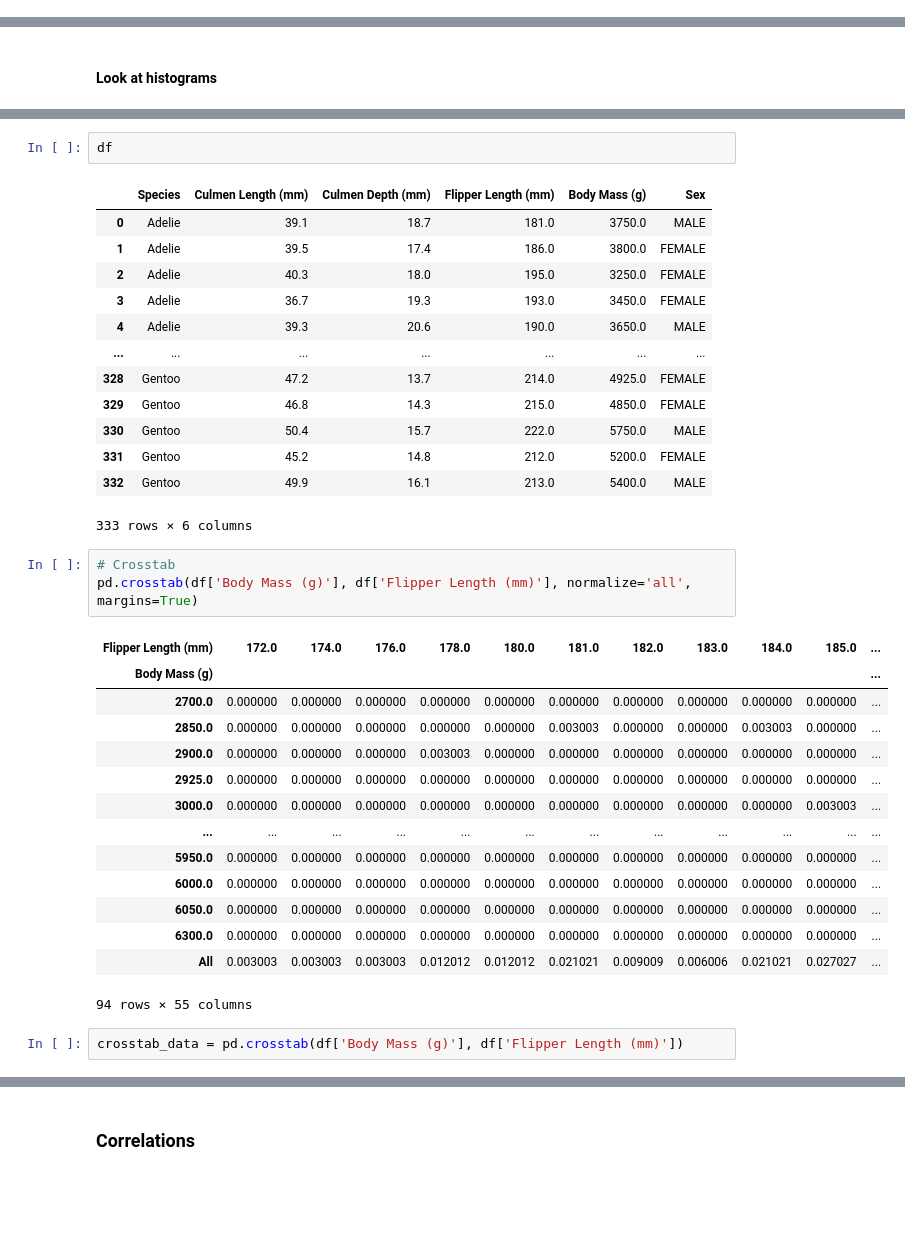
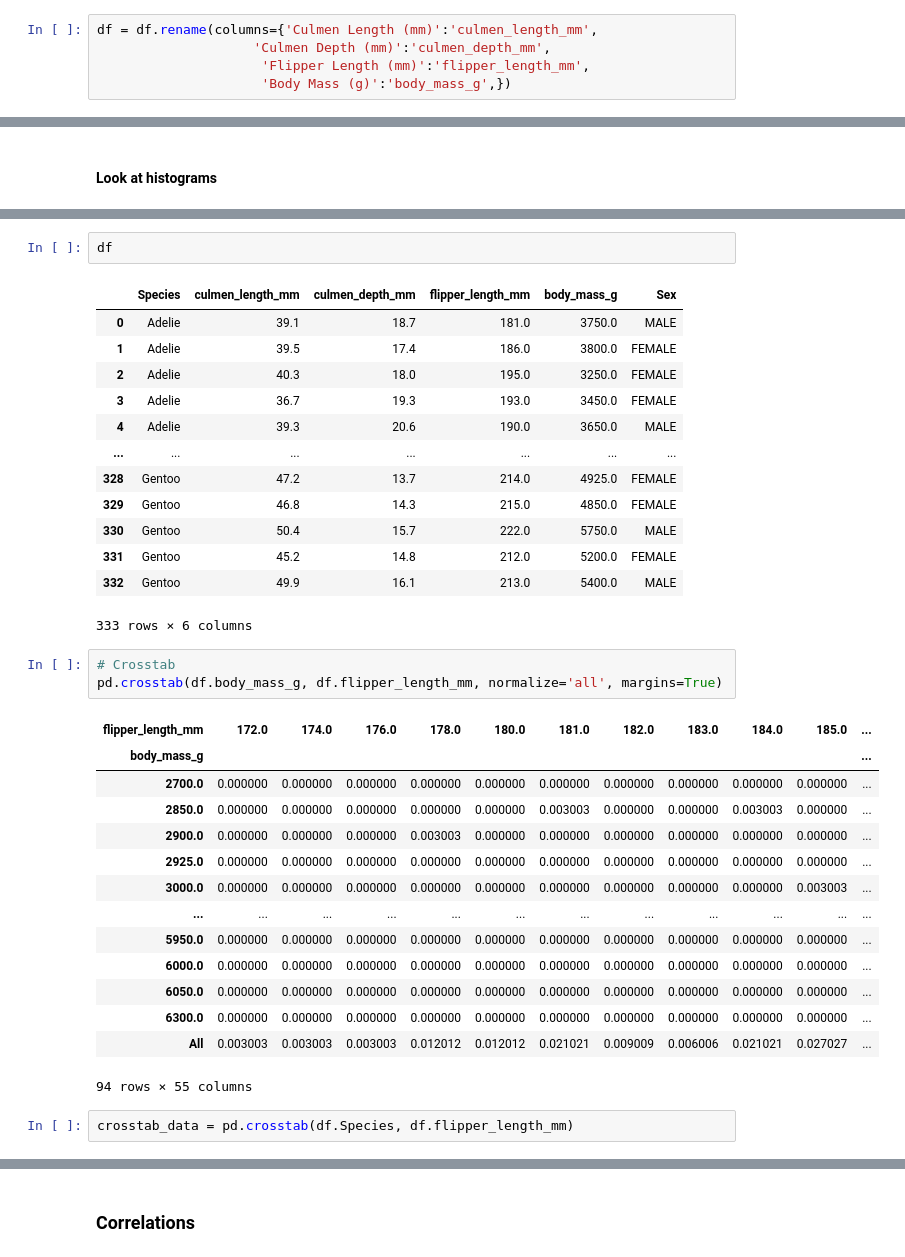
Before and after one commit to kith2909/data_models, a Jupyter notebook: weekly_milestones/week_01/descriptive statistic/descriptive_statistics.ipynb, the cells around one changed output, grey strips where cells are left out. Cells and saved outputs as stored; diff of their text form; blank space fills up the shorter version.

```diff
--- a/weekly_milestones/week_01/descriptive statistic/descriptive_statistics.ipynb
+++ b/weekly_milestones/week_01/descriptive statistic/descriptive_statistics.ipynb
@@ -192,6 +204,11 @@ Culmen Depth (mm)        21.5
 Flipper Length (mm)     231.0
 Body Mass (g)          6300.0
 dtype: float64
+# %%
+df = df.rename(columns={'Culmen Length (mm)':'culmen_length_mm',
+                    'Culmen Depth (mm)':'culmen_depth_mm',
+                     'Flipper Length (mm)':'flipper_length_mm',
+                     'Body Mass (g)':'body_mass_g',})
 # %%
 ## mode
 df.mode(numeric_only=False)
@@ -291,7 +308,7 @@ plt.show()
 # %%
 df
 # %% [output]
-|  | Species | Culmen Length (mm) | Culmen Depth (mm) | Flipper Length (mm) | Body Mass (g) | Sex |
+|  | Species | culmen_length_mm | culmen_depth_mm | flipper_length_mm | body_mass_g | Sex |
 | 0 | Adelie | 39.1 | 18.7 | 181.0 | 3750.0 | MALE |
 | 1 | Adelie | 39.5 | 17.4 | 186.0 | 3800.0 | FEMALE |
 | 2 | Adelie | 40.3 | 18.0 | 195.0 | 3250.0 | FEMALE |
@@ -306,10 +323,10 @@ df
 333 rows × 6 columns
 # %%
 # Crosstab
-pd.crosstab(df['Body Mass (g)'], df['Flipper Length (mm)'], normalize='all', margins=True)
+pd.crosstab(df.body_mass_g, df.flipper_length_mm, normalize='all', margins=True)
 # %% [output]
-| Flipper Length (mm) | 172.0 | 174.0 | 176.0 | 178.0 | 180.0 | 181.0 | 182.0 | 183.0 | 184.0 | 185.0 | ... |
-| Body Mass (g) |  |  |  |  |  |  |  |  |  |  | ... |
+| flipper_length_mm | 172.0 | 174.0 | 176.0 | 178.0 | 180.0 | 181.0 | 182.0 | 183.0 | 184.0 | 185.0 | ... |
+| body_mass_g |  |  |  |  |  |  |  |  |  |  | ... |
 | 2700.0 | 0.000000 | 0.000000 | 0.000000 | 0.000000 | 0.000000 | 0.000000 | 0.000000 | 0.000000 | 0.000000 | 0.000000 | ... |
 | 2850.0 | 0.000000 | 0.000000 | 0.000000 | 0.000000 | 0.000000 | 0.003003 | 0.000000 | 0.000000 | 0.003003 | 0.000000 | ... |
 | 2900.0 | 0.000000 | 0.000000 | 0.000000 | 0.003003 | 0.000000 | 0.000000 | 0.000000 | 0.000000 | 0.000000 | 0.000000 | ... |
@@ -323,7 +340,7 @@ pd.crosstab(df['Body Mass (g)'], df['Flipper Length (mm)'], normalize='all', mar
 | All | 0.003003 | 0.003003 | 0.003003 | 0.012012 | 0.012012 | 0.021021 | 0.009009 | 0.006006 | 0.021021 | 0.027027 | ... |
 94 rows × 55 columns
 # %%
-crosstab_data = pd.crosstab(df['Body Mass (g)'], df['Flipper Length (mm)'])
+crosstab_data = pd.crosstab(df.Species, df.flipper_length_mm)
 # %%
 sns.heatmap(crosstab_data, cmap='Greens', robust=True)
 # %% [output]
```
Also changed, not shown: parts of 19 cells of this notebook, 5 other files.
